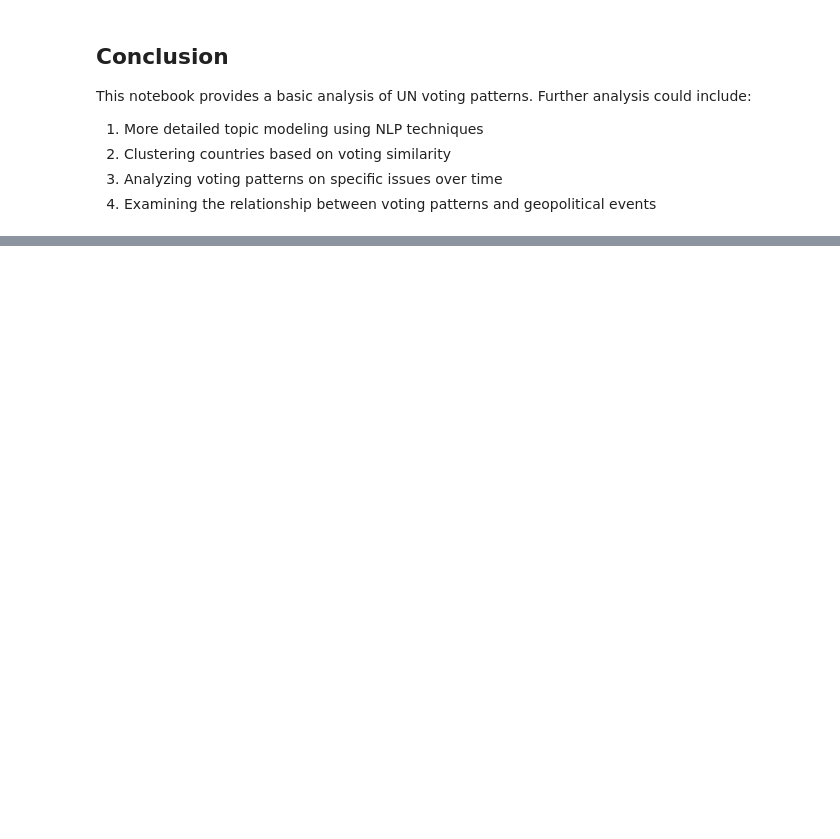
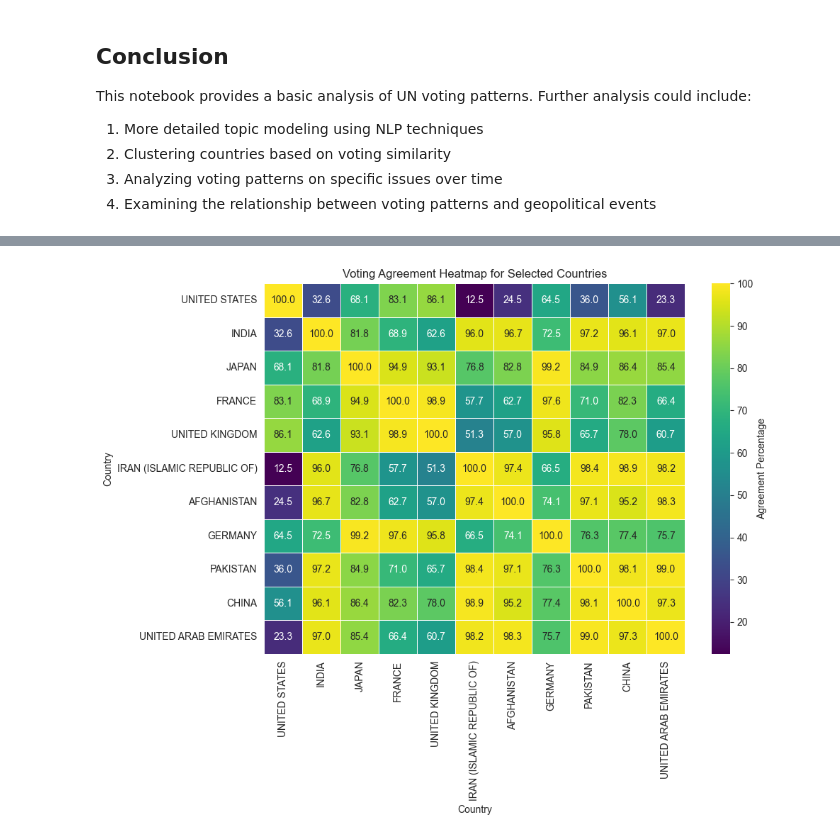
Before and after one commit to Amit2yzx/Un-data-dashboard, a Jupyter notebook: un_data_analysis.ipynb, the cells around one changed output, grey strips where cells are left out. Saved outputs shown, nothing was run; the diff lists cells and outputs as text; code cells hidden in the pictures; blank space fills up the shorter version.

```diff
--- a/un_data_analysis.ipynb
+++ b/un_data_analysis.ipynb
@@ -170,0 +1358,85 @@ This notebook provides a basic analysis of UN voting patterns. Further analysis
+# %%
+import seaborn as sns
+import matplotlib.pyplot as plt
+import pandas as pd
+import numpy as np
+
+# --- Step 6: Visualize Relationships (Subset Heatmap) ---
+# This step generates a heatmap for a specific set of countries from the agreement matrix.
+# It assumes the `agreement_matrix` DataFrame is available from Step 4.
+
+if 'agreement_matrix' in locals() and not agreement_matrix.empty:
+
+    # --- Define the list of countries for the heatmap ---
+    # You MUST check these names against your actual agreement_matrix.index.tolist()
+    # and correct them if the spelling/capitalization is different.
+    countries_of_interest = [
+        'UNITED STATES',         # Check actual name
+        'INDIA',                 # Check actual name
+        'JAPAN',                 # Check actual name
+        'FRANCE',                # Check actual name
+        'UNITED KINGDOM',        # Check actual name (Previous output showed 'UNITED KINGDOM')
+        'IRAN (ISLAMIC REPUBLIC OF)', # Check actual name (Might just be 'IRAN')
+        'AFGHANISTAN',           # Check actual name
+        'GERMANY',               # Check actual name
+        'PAKISTAN',              # Check actual name
+        'CHINA',                 # Check actual name (Previous output might imply just 'CHINA')
+        'UNITED ARAB EMIRATES'   # Check actual name (Might be 'UAE' or similar)
+    ]
+
+    # --- Filter the agreement matrix for only these countries ---
+    # First, check if all requested countries are in the matrix
+    missing_countries = [country for country in countries_of_interest if country not in agreement_matrix.index]
+
+    if missing_countries:
+        print(f"\nWarning: The following countries were not found in the agreement matrix: {missing_countries}")
+        print("Please check the spelling/names against your agreement_matrix.index.tolist().")
+        # Remove missing countries from the list so we can plot the rest
+        countries_present = [country for country in countries_of_interest if country in agreement_matrix.index]
+        if not countries_present:
+             print("\nNo countries found from the list in the agreement matrix. Cannot generate heatmap.")
+        else:
+             print(f"Generating heatmap for the {len(countries_present)} countries found.")
+             subset_matrix = agreement_matrix.loc[countries_present, countries_present]
+
+    else:
+        print(f"\nAll {len(countries_of_interest)} countries found in the agreement matrix.")
+        subset_matrix = agreement_matrix.loc[countries_of_interest, countries_of_interest]
+
+
+    # --- Generate the heatmap for the subset matrix ---
+    if 'subset_matrix' in locals() and not subset_matrix.empty:
+        print("\nGenerating heatmap for the selected countries...")
+
+        plt.figure(figsize=(10, 8)) # Adjust figure size as needed for this number of countries
+
+        # Use seaborn heatmap with annotations (show the numbers)
+        sns.heatmap(subset_matrix,
+                    annot=True,      # Show agreement percentages on the heatmap
+                    cmap='viridis',  # Color map
+                    fmt=".1f",       # Format numbers to one decimal place
+                    linewidths=.5,   # Add lines between cells
+                    cbar_kws={'label': 'Agreement Percentage'}) # Label the color bar
+
+        plt.title('Voting Agreement Heatmap for Selected Countries')
+        plt.xlabel('Country')
+        plt.ylabel('Country')
+        plt.xticks(rotation=90) # Rotate labels for better readability
+        plt.yticks(rotation=0)
+
+        plt.tight_layout() # Adjust layout to prevent labels overlapping
+
+        # Optional: Save the heatmap image
+        # plt.savefig('selected_countries_agreement_heatmap.png', dpi=300)
+        # print("Heatmap saved as selected_countries_agreement_heatmap.png")
+
+        plt.show()
+
+    else:
+        print("\nCould not create subset matrix for heatmap.")
+
+
+else:
+    print("\nERROR: Agreement matrix not found or is empty. Cannot generate subset heatmap.")
+    print("Please ensure Step 4 was completed successfully.")
+# %% [output]
@@ -170,0 +1446 @@ This notebook provides a basic analysis of UN voting patterns. Further analysis
+[figure, added]
```
Also changed, not shown: parts of 53 cells of this notebook.
